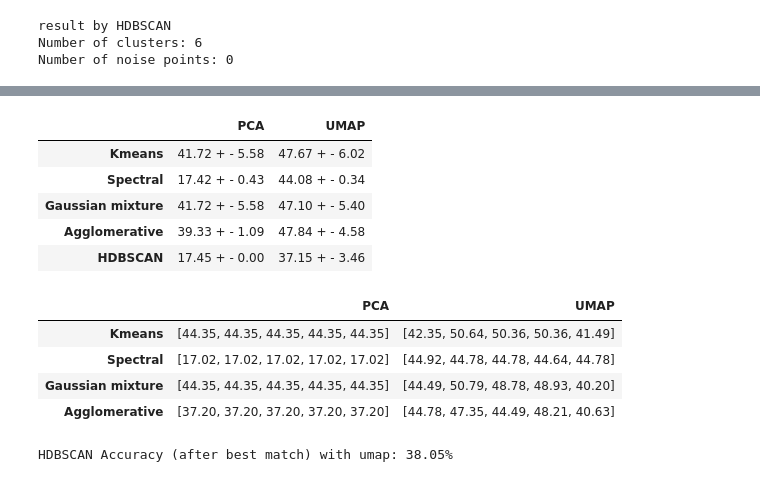
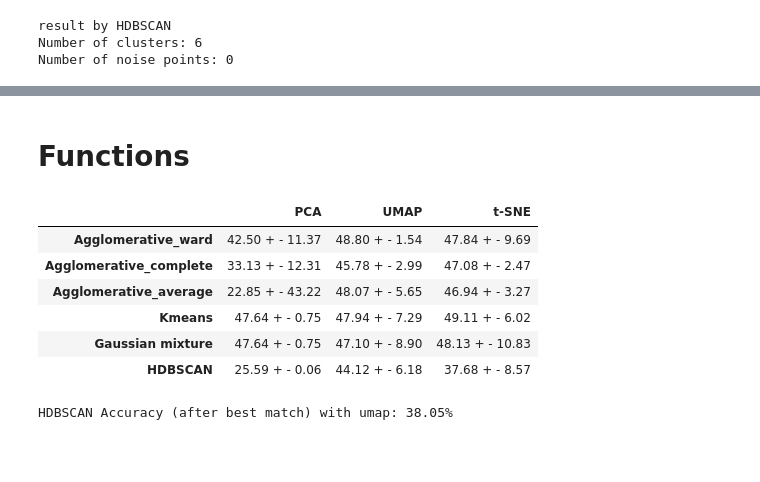
Before and after one commit to PulyaPolya/genres, a Jupyter notebook: ast_embedding_clustering.ipynb, the cells around one changed output, grey strips where cells are left out. Saved outputs shown, nothing was run; the diff lists cells and outputs as text; code cells hidden in the pictures; blank space fills up the shorter version.

```diff
--- a/ast_embedding_clustering.ipynb
+++ b/ast_embedding_clustering.ipynb
@@ -373,6 +368,6 @@ for reduction in reduction_names:
             scores = np.array(df.at[algorithm, reduction], dtype=float)
             mean = "{:.2f}".format(np.mean(scores))
             var ="{:.2f}".format(np.var(scores))
-            df_averages.at[algorithm, reduction] = f"{mean} + - {var}"
+            df_averages.at[algorithm, reduction] = float(mean) #float(mean) #f"{mean} + - {var}"
 df_averages
 # %% [output]
@@ -427,6 +570,9 @@ spectral Accuracy (after best match) with umap: 44.21%
+# %% [markdown]
+# Functions
 # %%
 from sklearn.decomposition import PCA
 import umap.umap_ as umap   # need to install umap-learn
+from sklearn.manifold import TSNE
 import numpy as np
 def apply_reduction(name, n_components, seed, spectrograms_scaled):
     if name == "PCA":
@@ -436,6 +582,8 @@ def apply_reduction(name, n_components, seed, spectrograms_scaled):
         np.random.seed(seed)
         reducer = umap.UMAP(n_components =200)
         spectrograms_reduced = reducer.fit_transform(spectrograms_scaled)
+    elif name == "t-SNE":
+        spectrograms_reduced = TSNE(n_components=2, perplexity=90, random_state=seed).fit_transform(spectrograms_scaled)
     return spectrograms_reduced
 # %%
 from sklearn.cluster  import KMeans
@@ -509,31 +659,60 @@ for i in tqdm(range(num_trials)):
 
 #for i in range(num_trials):
+# %%
+import pandas as pd
+from tqdm import tqdm
+import random
+num_trials = 10
+reduction_names = ["PCA", "UMAP", "t-SNE"]
+linkages = ["ward", "complete", "average"]
+algorithms_names = ["Kmeans",  "Gaussian mixture",  "HDBSCAN"]
+algorithms_names =  [ f"Agglomerative_{linkage}"  for linkage in linkages] + algorithms_names
+linkages = ["ward", "complete", "average", "single"]
+seeds = []
+df = pd.DataFrame(
+    [[[] for _ in reduction_names] for _ in algorithms_names],
+    index=algorithms_names,
+    columns=reduction_names,
+)
+for i in tqdm(range(num_trials)):
+    seed = random.randint(0, 2**21-1)
+    seeds.append(seed)
+    for reduction in reduction_names:
+        eigen_tol= 1e-3 if reduction == "PCA" else 0.0
+        spectrograms_reduced = apply_reduction(name= reduction, n_components= 200, seed= seed, spectrograms_scaled= spectrograms_scaled)
+        for algorithm in algorithms_names:
+            #print(algorithm)
+            try:
+                if  algorithm.startswith("Agglomerative"):
+                    linkage = algorithm[14:]
+                else:
+                    linkage = None
+                #print(linkage)
+                predicted_labels= cluster_points(name= algorithm, spectrograms_reduced=spectrograms_reduced, num_cluster = 7,
+                                                seed = seed, min_cluster_size =15, max_cluster_size= 120, eigen_tol= eigen_tol, linkage = linkage)
+                acc = get_accuracy(true_labels_enc, predicted_labels)
+                #print(acc)
+                df.at[f"{algorithm}", reduction].append( "{:.2f}".format(acc*100))
+            except Exception as e:
+                print(f"problems with method {algorithm}, {reduction}")
+                print(e)
 # %%
-reduction_names = ["PCA", "UMAP"]
-algorithms_names = ["Kmeans", "Spectral", "Gaussian mixture",  "Agglomerative", "HDBSCAN"]
 df_averages = pd.DataFrame(index=algorithms_names, columns=reduction_names)
 for reduction in reduction_names:
         for algorithm in algorithms_names:
             scores = np.array(df.at[algorithm, reduction], dtype=float)
             mean = "{:.2f}".format(np.mean(scores))
             var ="{:.2f}".format(np.var(scores))
             df_averages.at[algorithm, reduction] = f"{mean} + - {var}"
 df_averages
 # %% [output]
-|  | PCA | UMAP |
-| Kmeans | 41.72 + - 5.58 | 47.67 + - 6.02 |
-| Spectral | 17.42 + - 0.43 | 44.08 + - 0.34 |
-| Gaussian mixture | 41.72 + - 5.58 | 47.10 + - 5.40 |
-| Agglomerative | 39.33 + - 1.09 | 47.84 + - 4.58 |
-| HDBSCAN | 17.45 + - 0.00 | 37.15 + - 3.46 |
+|  | PCA | UMAP | t-SNE |
+| Agglomerative_ward | 42.50 + - 11.37 | 48.80 + - 1.54 | 47.84 + - 9.69 |
+| Agglomerative_complete | 33.13 + - 12.31 | 45.78 + - 2.99 | 47.08 + - 2.47 |
+| Agglomerative_average | 22.85 + - 43.22 | 48.07 + - 5.65 | 46.94 + - 3.27 |
+| Kmeans | 47.64 + - 0.75 | 47.94 + - 7.29 | 49.11 + - 6.02 |
+| Gaussian mixture | 47.64 + - 0.75 | 47.10 + - 8.90 | 48.13 + - 10.83 |
+| HDBSCAN | 25.59 + - 0.06 | 44.12 + - 6.18 | 37.68 + - 8.57 |
-# %%
-df
-# %% [output]
-|  | PCA | UMAP |
-| Kmeans | [44.35, 44.35, 44.35, 44.35, 44.35] | [42.35, 50.64, 50.36, 50.36, 41.49] |
-| Spectral | [17.02, 17.02, 17.02, 17.02, 17.02] | [44.92, 44.78, 44.78, 44.64, 44.78] |
-| Gaussian mixture | [44.35, 44.35, 44.35, 44.35, 44.35] | [44.49, 50.79, 48.78, 48.93, 40.20] |
-| Agglomerative | [37.20, 37.20, 37.20, 37.20, 37.20] | [44.78, 47.35, 44.49, 48.21, 40.63] |
 # %%
 from scipy.optimize import linear_sum_assignment
 
```
Also changed, not shown: parts of 25 cells of this notebook, 1 other file.
